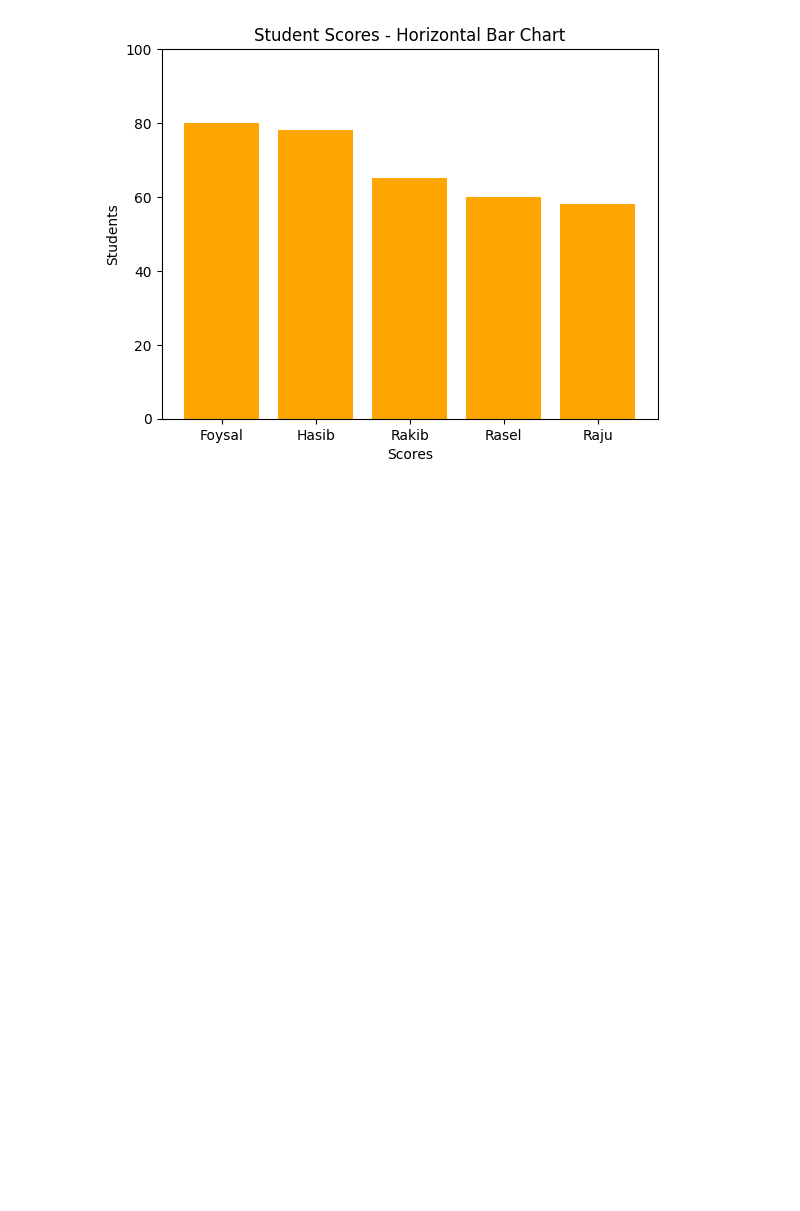
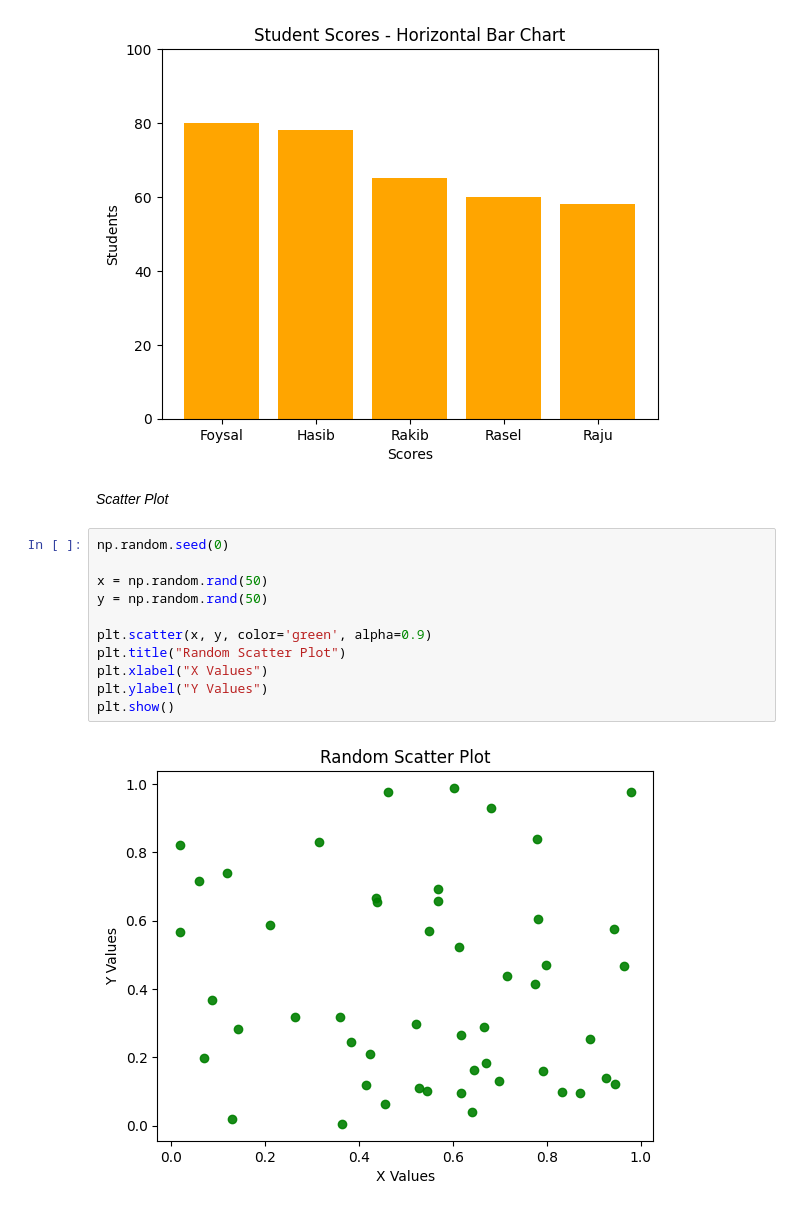
Before and after one commit to Foysalmeazi/Matplotlib, a Jupyter notebook: matplotlibBasics.ipynb, the cells around one changed output. Saved outputs shown, nothing was run; the diff lists cells and outputs as text; blank space fills up the shorter version.

Commit message:
Scatter Plot

```diff
--- a/matplotlibBasics.ipynb
+++ b/matplotlibBasics.ipynb
@@ -70,3 +70,18 @@ plt.ylim(0, 100)
 plt.show()
 # %% [output]
 [figure]
+# %% [markdown]
+*Scatter Plot*
+# %%
+np.random.seed(0)
+
+x = np.random.rand(50)
+y = np.random.rand(50)
+
+plt.scatter(x, y, color='green', alpha=0.9)
+plt.title("Random Scatter Plot")
+plt.xlabel("X Values")
+plt.ylabel("Y Values")
+plt.show()
+# %% [output]
+[figure, added]
```
